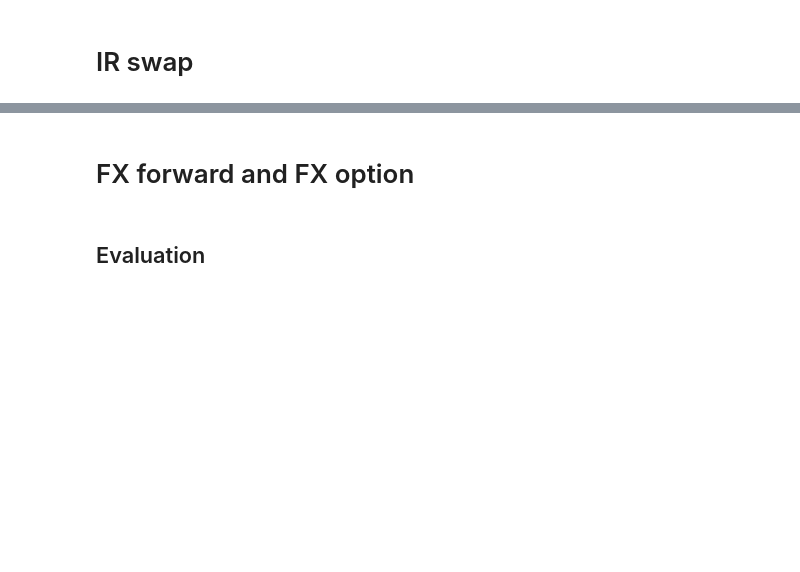
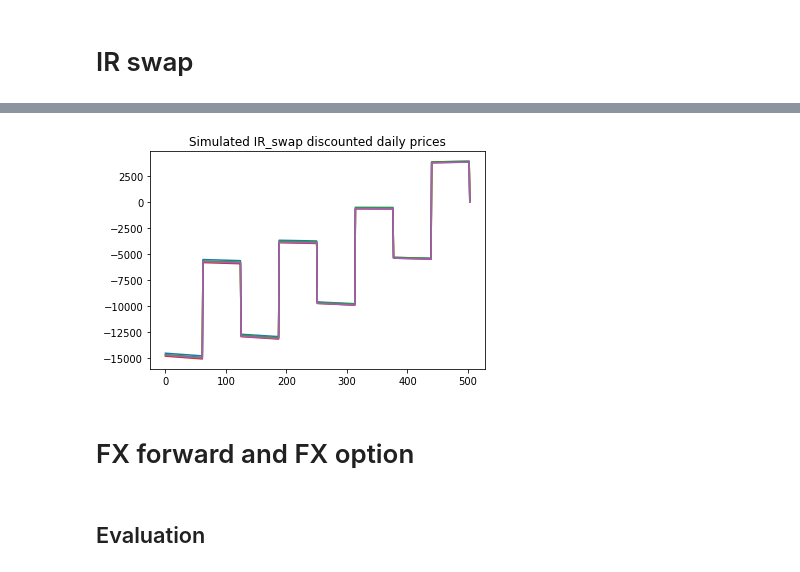
Before and after one commit to RomanovIV/hse_home_projects, a Jupyter notebook: swap_fwd_opt.ipynb, the cells around one changed output, grey strips where cells are left out. Saved outputs shown, nothing was run; the diff lists cells and outputs as text; code cells hidden in the pictures; blank space fills up the shorter version.

```diff
--- a/swap_fwd_opt.ipynb
+++ b/swap_fwd_opt.ipynb
@@ -223,0 +291,15 @@ print('Ставка на 77 день', day_discount_rates[77])
+# %%
+from tqdm import tqdm_notebook
+
+fixed_payments = PV_fixed(C,M,P,tau_fixed)
+ruonia = r_hm_sim
+### Симуляции свопа
+IR_swap_disc = np.zeros((steps, n_sim))
+# необходимые даты
+days_of_float_pays = [int((504-1)*tau_float*(i+1)/T) for i in range(N)]
+ruonia_necessary = np.asarray([ruonia.T[int(n-1)] for n in days_of_float_pays])
+### Доходы - плавающая ставка
+for i in tqdm_notebook(range(n_sim)):
+  one_ruon_sim = ruonia_necessary.T[i]
+  float_payments = PV_float(one_ruon_sim, N, P, tau_float)
+  IR_swap_disc.T[i] = float_payments['price'].values
@@ -224,3 +321,11 @@ print('Ставка на 77 день', day_discount_rates[77])
+# %%
+## Расходы - фиксированная ставка.
+IR_swap_disc = IR_swap_disc - fixed_payments['price'].values.reshape(-1,1)
+# %%
+pd.DataFrame(IR_swap_disc[:,:100]).plot(legend=False)
+plt.title('Simulated IR_swap discounted daily prices');
+# %% [output]
+[figure, added]
 # %% [markdown]
 # FX forward and FX option
 # %% [markdown]
```
Also changed, not shown: parts of 21 cells of this notebook.
